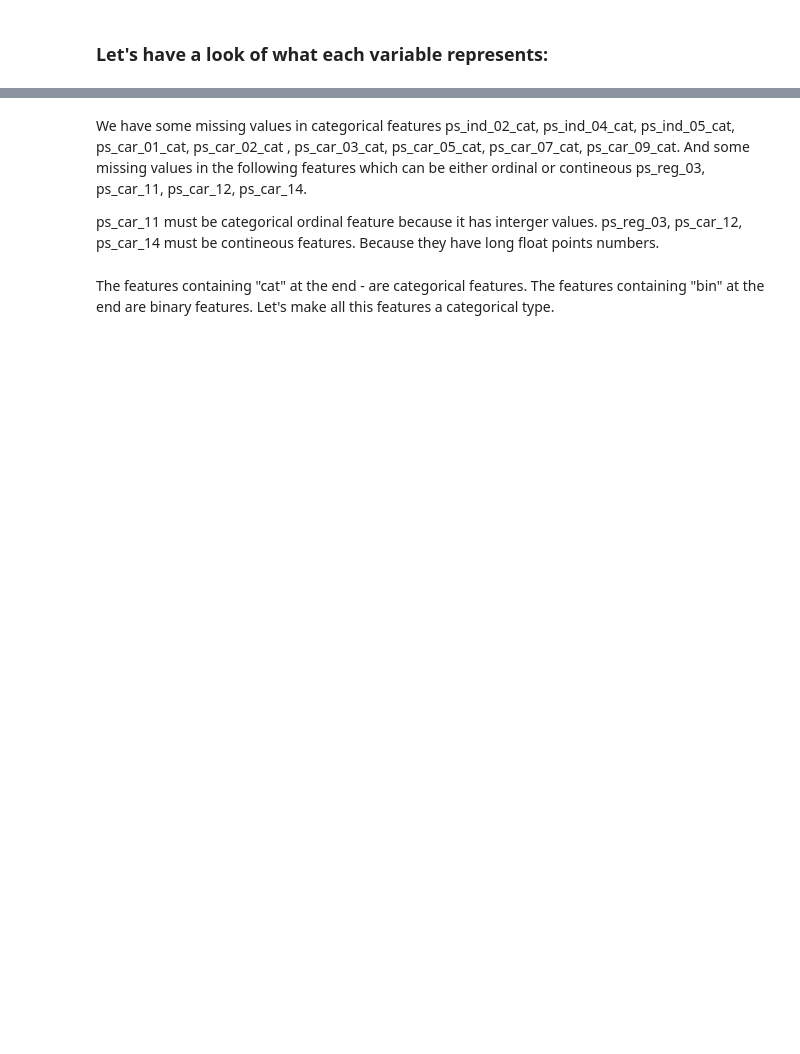
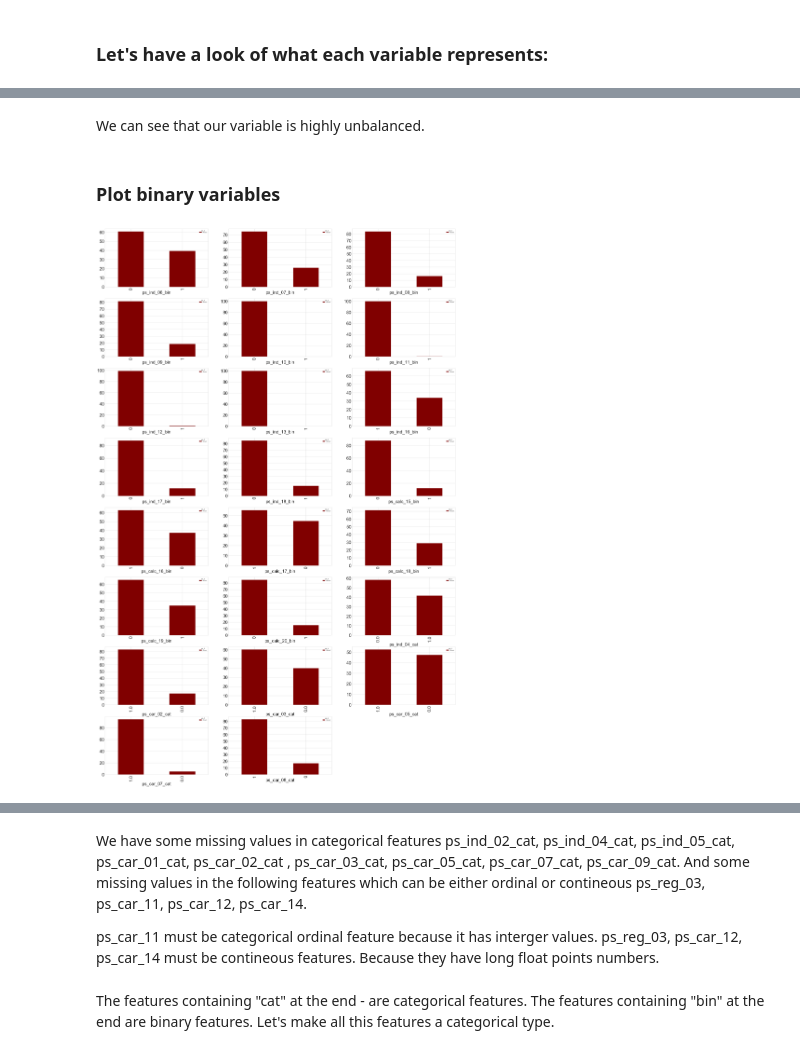
Before and after one commit to jdpersona/Data-Mining-Team-Projects, a Jupyter notebook: Insurance.ipynb, the cells around one changed output, grey strips where cells are left out. Drawn from its saved outputs; the diff is of its cells as text; code cells hidden in the pictures; blank space fills up the shorter version.

```diff
--- a/Insurance.ipynb
+++ b/Insurance.ipynb
@@ -125,0 +135,24 @@ ps_ind_02_cat supposed to be categorical variable. Let's have a look at the leve
+# %% [markdown]
+We can see that our variable is highly unbalanced.
+# %% [markdown]
+### Plot binary variables
+# %%
+#plot binary variables
+binary=['ps_ind_06_bin', 'ps_ind_07_bin', 'ps_ind_08_bin', 'ps_ind_09_bin', 'ps_ind_10_bin', 'ps_ind_11_bin', 'ps_ind_12_bin',
+         'ps_ind_13_bin', 'ps_ind_16_bin', 'ps_ind_17_bin', 'ps_ind_18_bin', 'ps_calc_15_bin', 'ps_calc_16_bin', 'ps_calc_17_bin',
+         'ps_calc_18_bin', 'ps_calc_19_bin', 'ps_calc_20_bin', 'ps_ind_04_cat', 'ps_car_02_cat', 'ps_car_03_cat', 'ps_car_05_cat',
+         'ps_car_07_cat', 'ps_car_08_cat']
+fig=plt.figure(figsize=(50,80))
+for i, plot_vars in enumerate(binary):
+    ax=fig.add_subplot(8,3,i+1)
+    plt.xlabel('xlabel', fontsize=35)
+    plt.xticks(fontsize=35)
+    plt.yticks(fontsize=35)
+    counts=pd.crosstab(index=drivers[plot_vars], columns="Percent").apply(lambda r: r/r.sum()*100, axis=0
+                                                                               ).sort_values(by='Percent',ascending=False)
+
+    counts.plot.bar(color="maroon",ax=ax)
+    #print(counts)
+plt.show()
+# %% [output]
+[figure, added]
```
Also changed, not shown: parts of 62 cells of this notebook.
